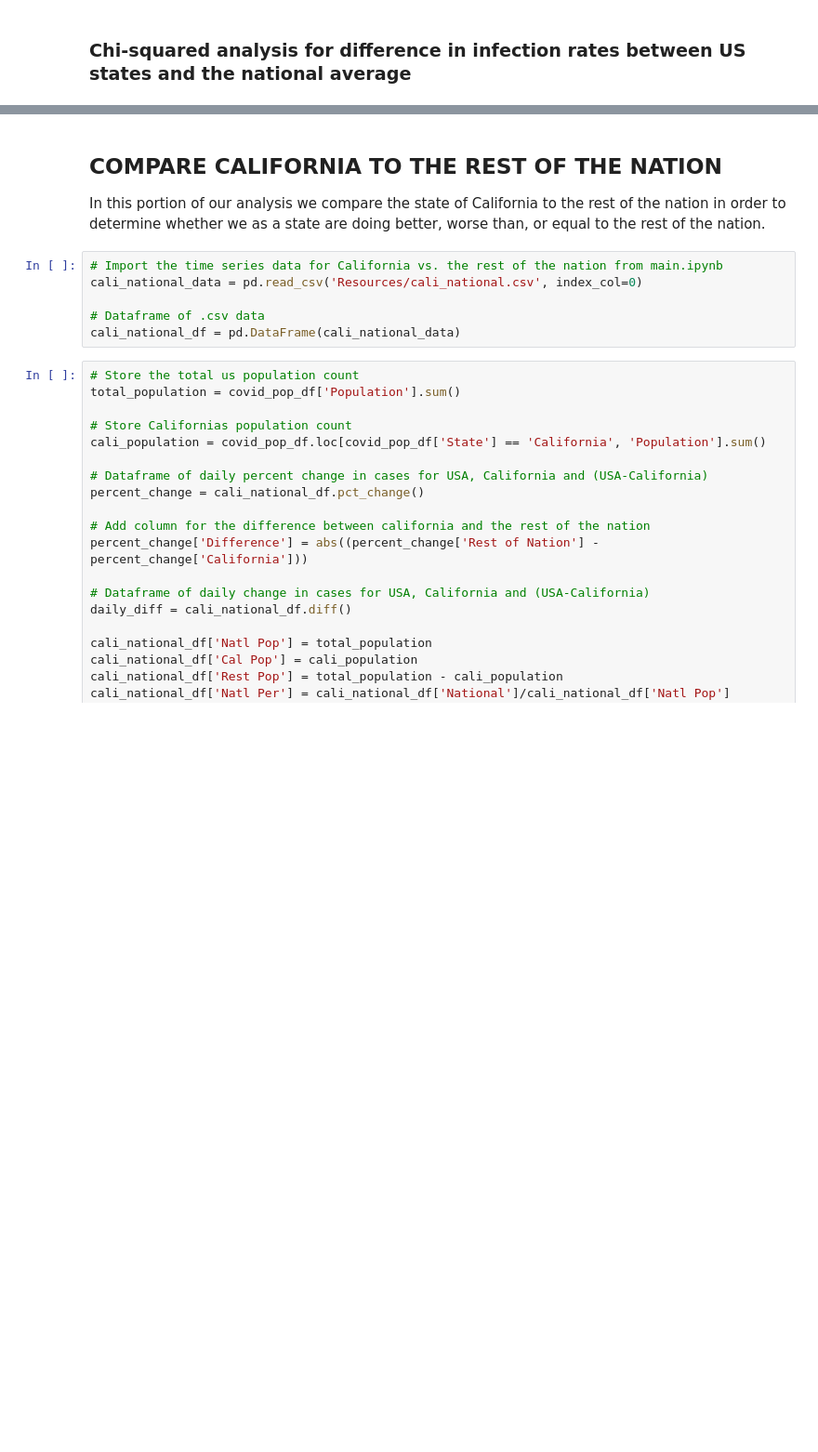
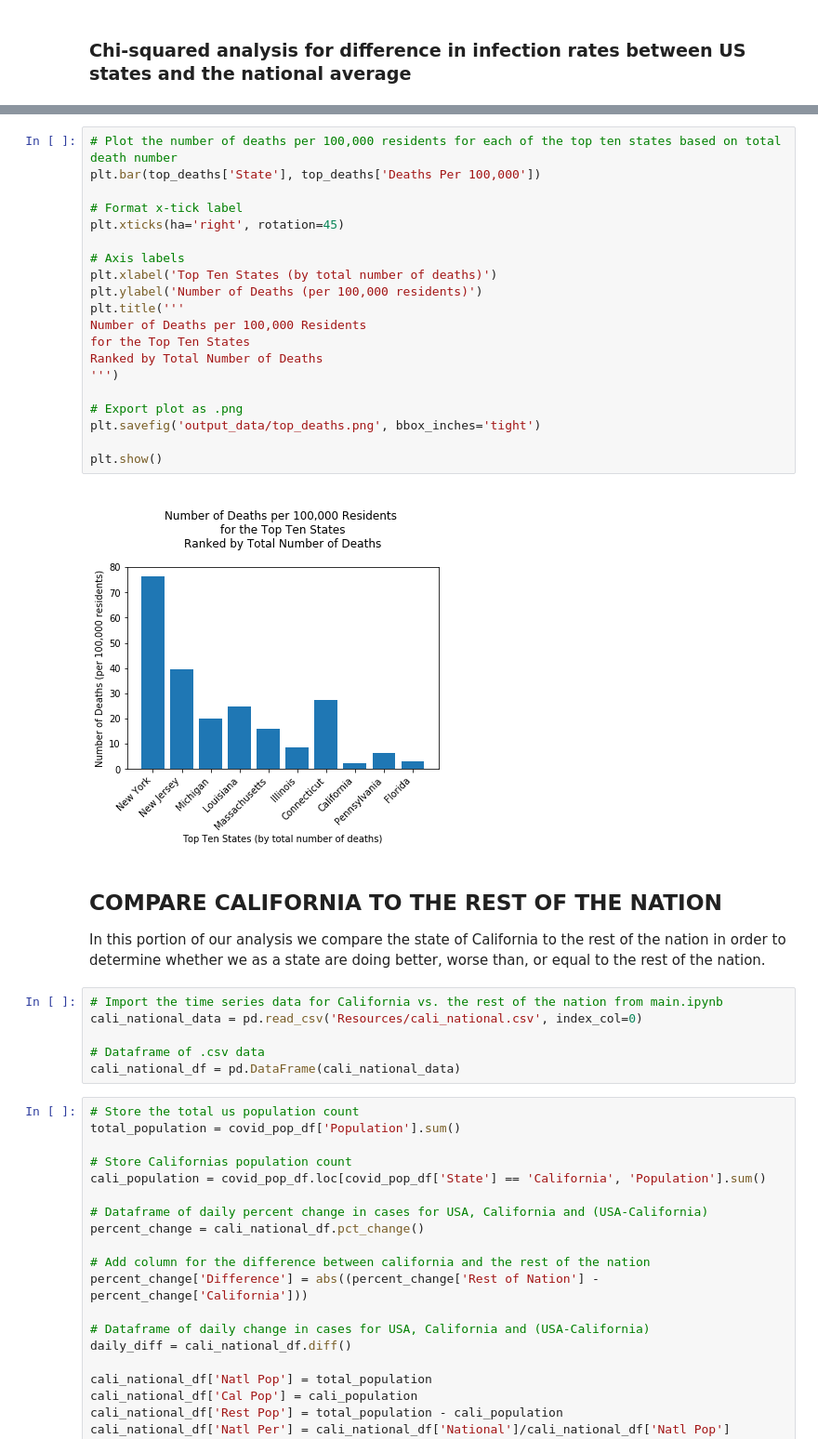
Before and after one commit to aaronrotman/project-one, a Jupyter notebook: analysis.ipynb, the cells around one changed output, grey strips where cells are left out. Shown at 93% size. Drawn from its saved outputs; the diff is of its cells as text; blank space fills up the shorter version.

```diff
--- a/analysis.ipynb
+++ b/analysis.ipynb
@@ -82,3 +132,25 @@ Now that we have determined that there is a significant difference between US st
+# %%
+# Plot the number of deaths per 100,000 residents for each of the top ten states based on total death number
+plt.bar(top_deaths['State'], top_deaths['Deaths Per 100,000'])
+
+# Format x-tick label
+plt.xticks(ha='right', rotation=45)
+
+# Axis labels
+plt.xlabel('Top Ten States (by total number of deaths)')
+plt.ylabel('Number of Deaths (per 100,000 residents)')
+plt.title('''
+Number of Deaths per 100,000 Residents
+for the Top Ten States
+Ranked by Total Number of Deaths
+''')
+
+# Export plot as .png
+plt.savefig('output_data/top_deaths.png', bbox_inches='tight')
+
+plt.show()
+# %% [output]
+[figure, added]
 # %% [markdown]
 ## COMPARE CALIFORNIA TO THE REST OF THE NATION
 
```
Also changed, not shown: parts of 6 cells of this notebook.
